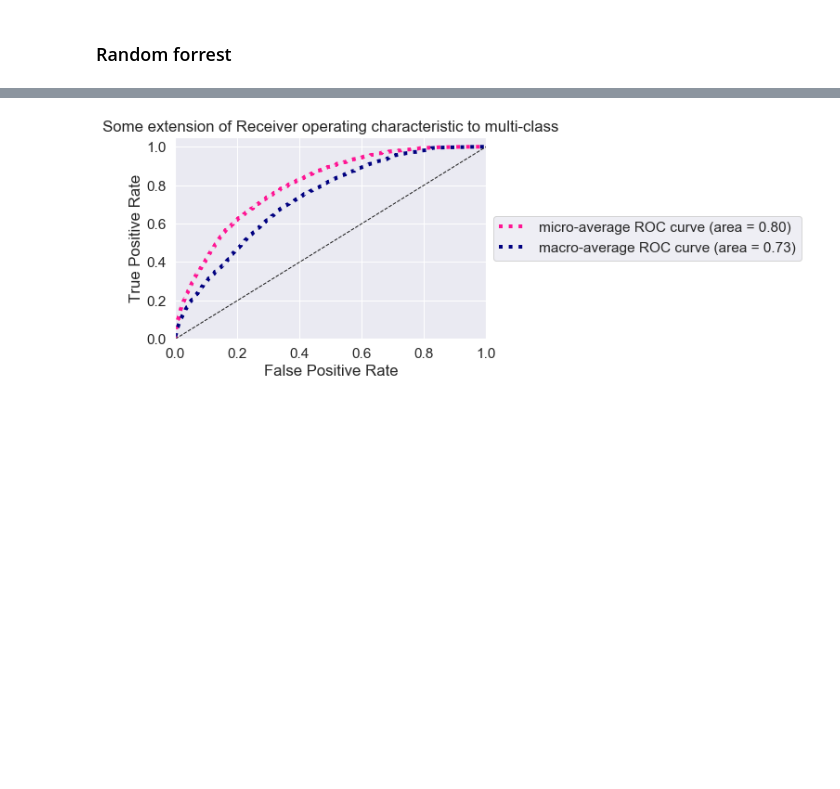
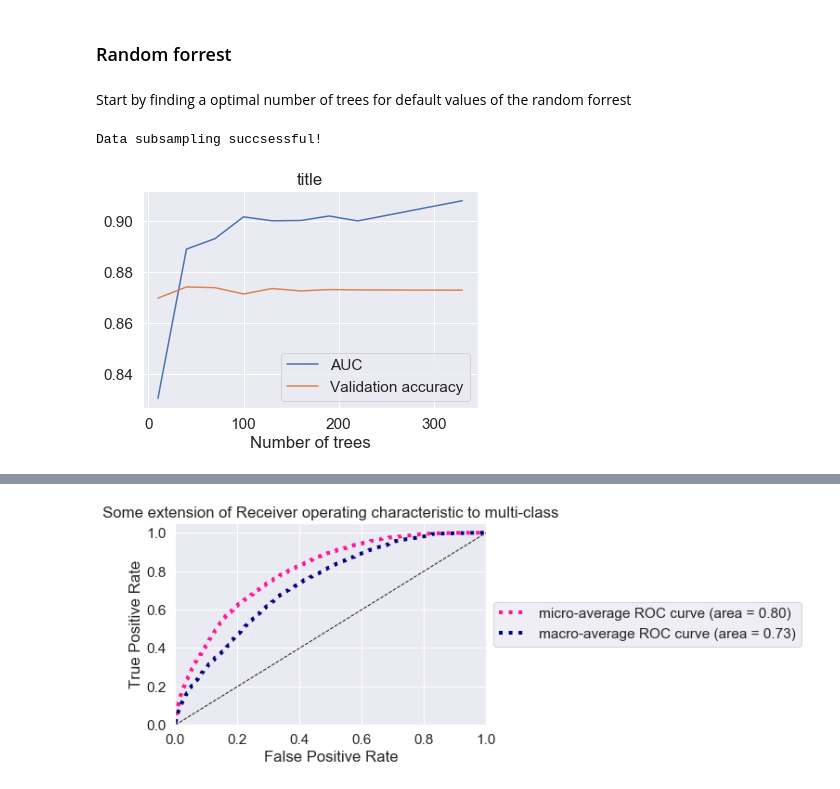
Before and after one commit to peturjokull/Gervigreind-Lokaverkefni, a Jupyter notebook: numi.ipynb, the cells around one changed output, grey strips where cells are left out. Drawn from its saved outputs; the diff is of its cells as text; code cells hidden in the pictures; blank space fills up the shorter version.

```diff
--- a/numi.ipynb
+++ b/numi.ipynb
@@ -621,3 +611,42 @@ The precision is: 81.80%
 [figure]
 # %% [markdown]
 ### Random forrest
+# %% [markdown]
+Start by finding a optimal number of trees for default values of the random forrest
+# %%
+%%time
+train_size = 15000
+#tekur um 1min20 sec með 50þús train size
+X_train_reduced, y_train_reduced = data_subsample_asserts_two_classes(X_train_np, y_train_np, train_size)
+X_train_reduced, vectorizer = vectorize_data(X_train_reduced)
+
+# Use our best RF model
+auc_scores = []; acc_rf = []
+param = np.arange(10, 250, 30).tolist()
+param.append(330)
+for i in param:
+
+    rf = RandomForestClassifier(n_estimators=i, class_weight = 'balanced', n_jobs = -1)
+    rf.fit(X_train_reduced, y_train_reduced)
+    y_pred_ = rf.predict(vectorizer.transform(X_test_np.ravel()))
+    test_acc = get_row_accuracy(y_test_np, y_pred_)
+    acc_rf.append(test_acc)
+
+    y_proba = rf.predict_proba(vectorizer.transform(X_test_np.ravel()) )
+    y_scores_rf = np.zeros(y_test_np.shape)
+    for i in range(len(y_proba)):
+        y_scores_rf[:,i] = y_proba[i][:,1]
+    auc = roc_auc_score(y_test_np, y_scores_rf, average = 'macro')
+    auc_scores.append(auc)
+
+plt.plot(param, auc_scores,label='AUC ')
+plt.plot(param, acc_rf,label='Validation accuracy')
+plt.title('title')
+plt.xlabel('Number of trees')
+plt.legend()
+plt.show()
+m =np.argmax(auc_scores)
+print('Number of trees for highest AUC', param[m])
+# %% [output]
+Data subsampling succsessful!
+[figure, added]
```
Also changed, not shown: parts of 10 cells of this notebook.
